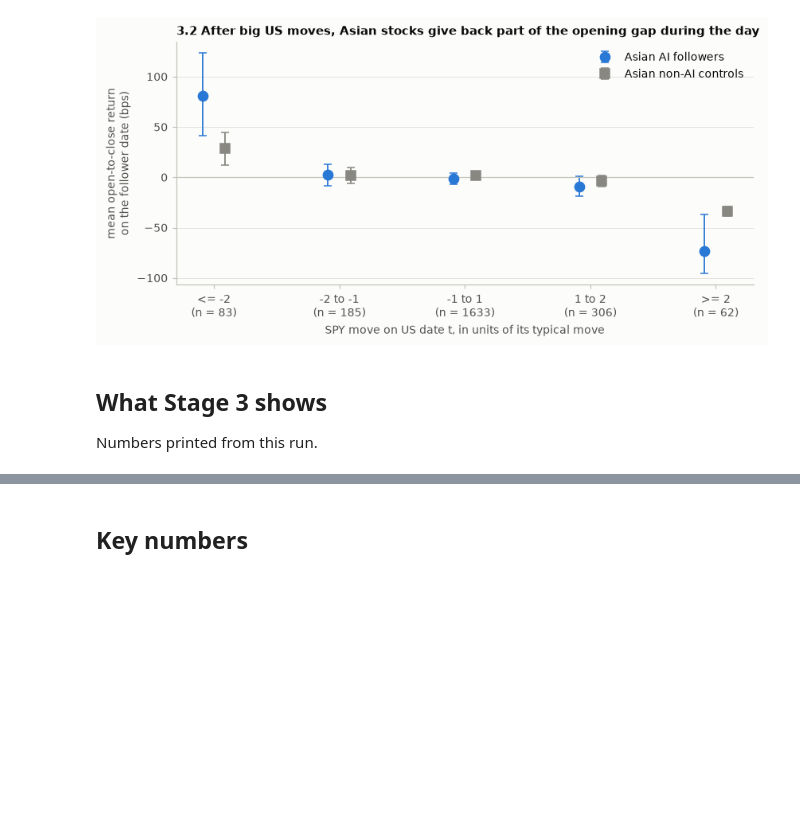
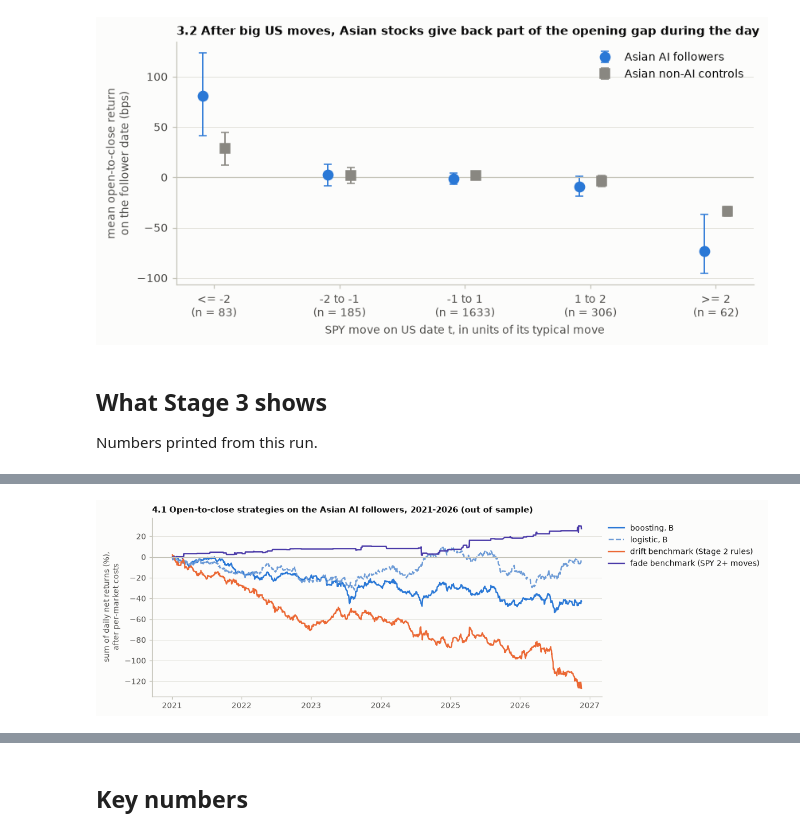
Before and after one commit to Farid-Abdullah/stock-comovement, a Jupyter notebook: overnight_transmission.ipynb, the cells around one changed output, grey strips where cells are left out. Saved outputs shown, nothing was run; the diff lists cells and outputs as text; code cells hidden in the pictures; blank space fills up the shorter version.

```diff
--- a/overnight_transmission.ipynb
+++ b/overnight_transmission.ipynb
@@ -1336,10 +1355,11 @@ print("3.2 Reversal rules (opposite-direction, open-to-close followers):")
 for g, r in rev_table.iterrows():
     print(f"  {g:38s} direction right {r['direction right (real)']:.1%} {fmt_ci(r['direction right (real) 95% CI'])} "
           f"vs 50% without a reversal; chance rules {r['direction right (null)']:.1%}")
-print("3.2 Size of the reversal on big-SPY-move days (bps per day, equal-weight):")
-for (f, d), r in size_table.iterrows():
-    print(f"  {f:22s} {d:22s} {r['mean reversal (bps)']:6.1f} bps {r['95% CI']:>16s}; net of 20 bps round trip "
-          f"{r['net of 20 bps round trip']:+.1f}; break-even {r['break-even cost per unit (bps)']:.1f} bps per unit")
+print("3.2 Size of the reversal on big-SPY-move days (bps per day, equal-weight, per-market round-trip costs):")
+for (f, m), r in size_table.iterrows():
+    print(f"  {f:7s} {m:4s} ({r['stocks']:2d} stocks) gross {r['mean reversal, gross (bps)']:6.1f}  cost "
+          f"{r['mean round-trip cost (bps)']:5.1f}  net {r['net (bps)']:+6.1f} {r['net 95% CI']:>16s}  "
+          f"net without top 1% |gap| {r['net without top 1% |gap| (bps)']:+6.1f}")
 pos_years = (by_year["Asian AI followers"] > 0).sum()
 print(f"  AI followers: positive in {pos_years} of {len(by_year)} years")
 # %% [output]
@@ -1381,0 +1581,8 @@ print(f"  AI followers: positive in {pos_years} of {len(by_year)} years")
+# %%
+auc_by_year = (PREDS.groupby(["target", "model", "features", "year"])
+               .apply(lambda d: roc_auc_score(d["y"], d["prob"]), include_groups=False).unstack("year"))
+auc_by_year["pooled"] = PREDS.groupby(["target", "model", "features"]).apply(
+    lambda d: roc_auc_score(d["y"], d["prob"]), include_groups=False)
+auc_by_year.to_csv(OUT_DIR / "s4_auc_by_year.csv")
+KEY["auc"] = {" | ".join(k): v for k, v in auc_by_year.round(4).to_dict(orient="index").items()}
+auc_by_year.round(3)
@@ -1381,0 +1736,18 @@ print(f"  AI followers: positive in {pos_years} of {len(by_year)} years")
+# %%
+fig, ax = plt.subplots(figsize=(9.5, 3.8))
+show_curves = {"boosting, B": (REAL, "-"), "logistic, B": ("#6d9bd6", "--"),
+               "drift benchmark (Stage 2 rules)": (ASIA_COLOR, "-"), "fade benchmark (SPY 2+ moves)": ("#4a3aa8", "-")}
+all_dates = pd.DatetimeIndex(sorted(test_dates))
+for label, (color, ls) in show_curves.items():
+    g = curves[label]
+    net = (g["gross"] - g["cost"]).reindex(all_dates, fill_value=0) / 1e4
+    ax.plot(all_dates, net.cumsum() * 100, color=color, ls=ls, lw=1.6, label=label)
+ax.axhline(0, color=AXIS, lw=0.8)
+ax.set_ylabel("sum of daily net returns (%),\nafter per-market costs")
+ax.set_title("4.1 Open-to-close strategies on the Asian AI followers, 2021-2026 (out of sample)")
+ax.grid(axis="y")
+ax.legend(frameon=False, loc="upper left", bbox_to_anchor=(1.0, 1.0))
+save(fig, "s4_1_cumulative_net")
+plt.show()
+# %% [output]
+[figure, added]
```
Also changed, not shown: parts of 20 cells of this notebook, 11 other files.
